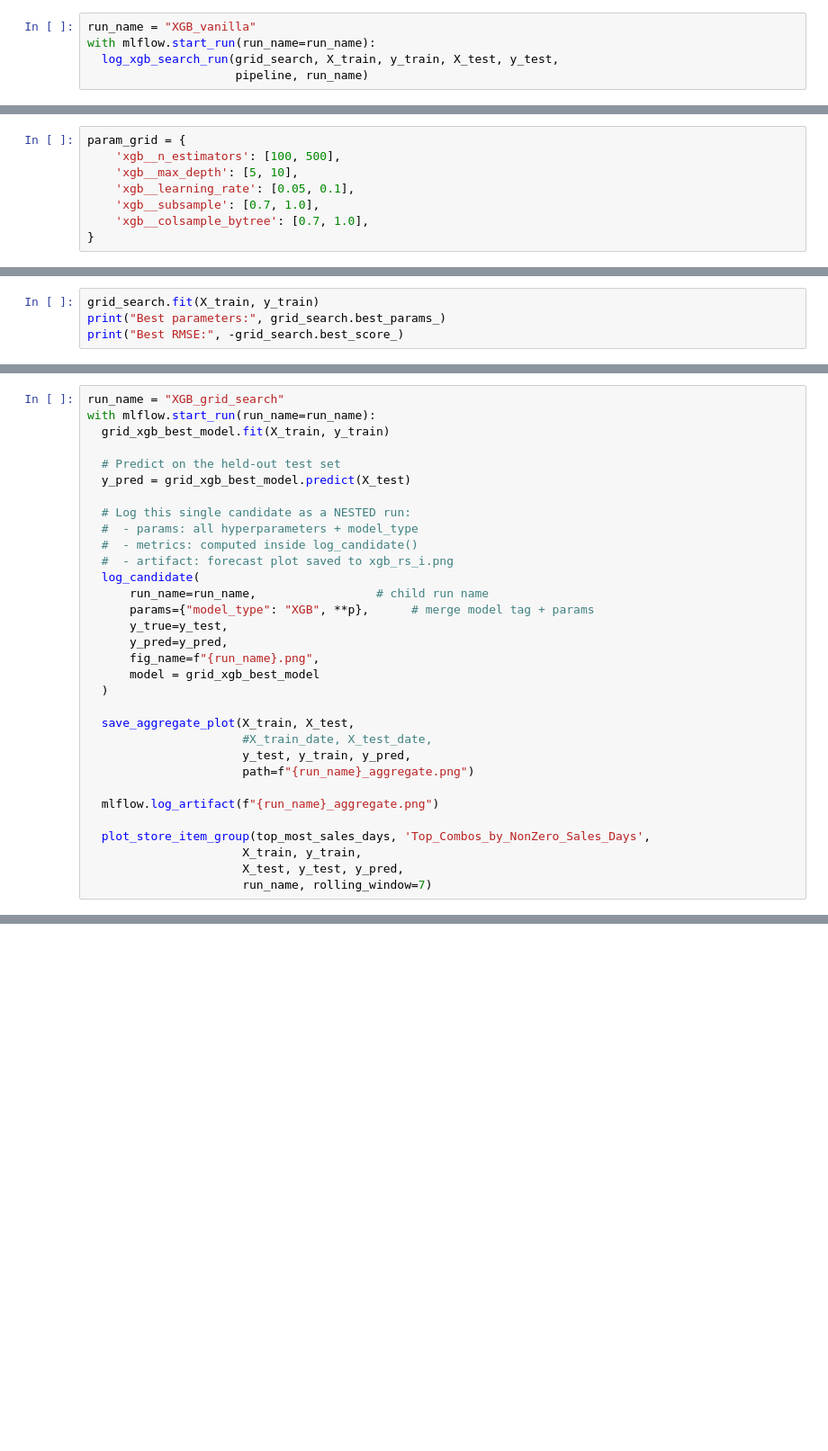
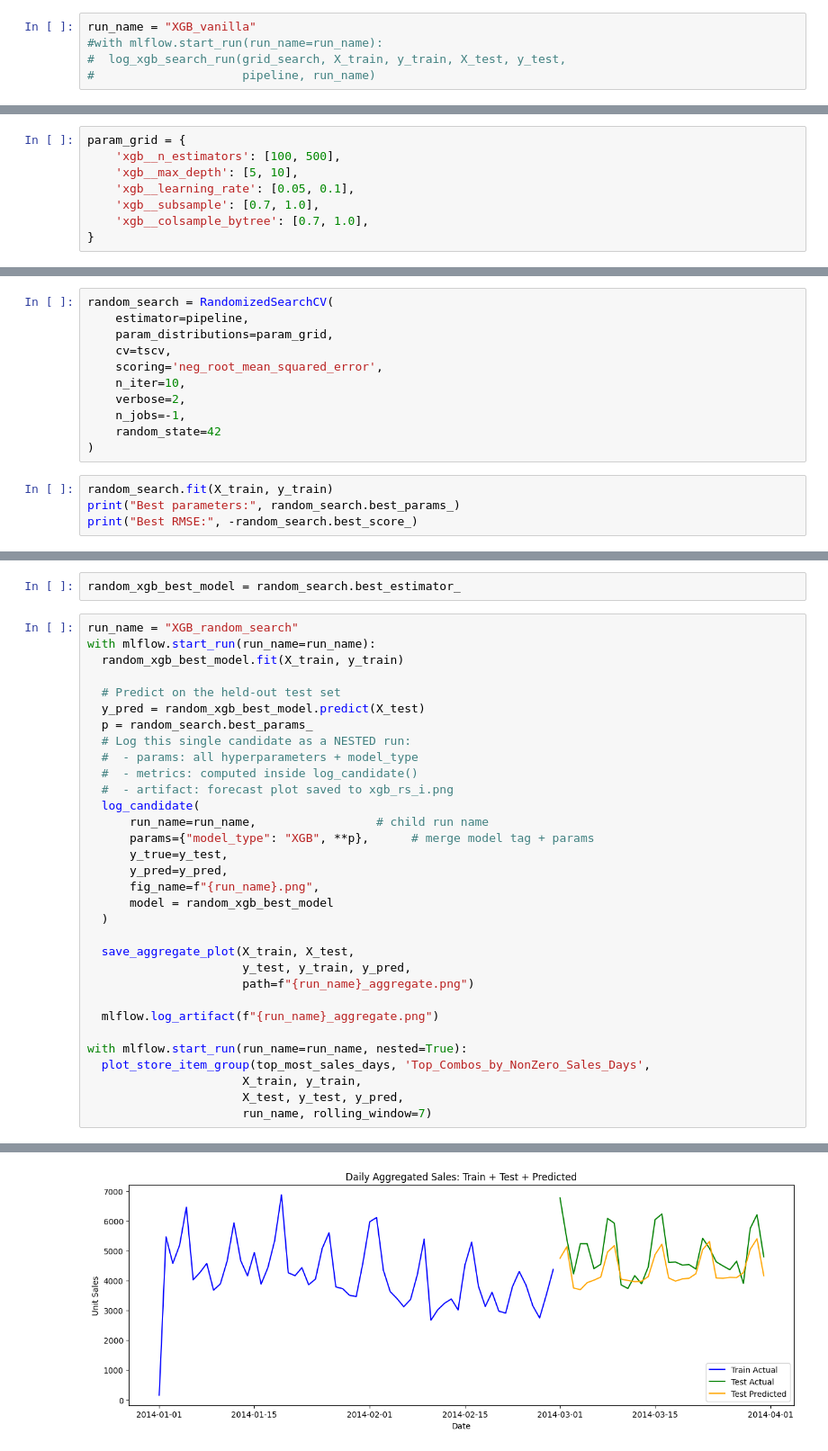
Before and after one commit to JericCantos/RetailDemandAnalysis, a Jupyter notebook: notebooks/Guayas_XGBoost.ipynb, the cells around one changed output, grey strips where cells are left out. Shown at 90% size. Saved outputs shown, nothing was run; the diff lists cells and outputs as text; blank space fills up the shorter version.

Commit message:
Comparative analysis of baseline and tuned XGBoost models

```diff
--- a/notebooks/Guayas_XGBoost.ipynb
+++ b/notebooks/Guayas_XGBoost.ipynb
@@ -725,6 +691,6 @@ GridSearchCV(cv=TimeSeriesSplit(gap=0, max_train_size=None, n_splits=5, test_siz
              verbose=2)
 # %%
 run_name = "XGB_vanilla"
-with mlflow.start_run(run_name=run_name):
-  log_xgb_search_run(grid_search, X_train, y_train, X_test, y_test,
-                     pipeline, run_name)
+#with mlflow.start_run(run_name=run_name):
+#  log_xgb_search_run(grid_search, X_train, y_train, X_test, y_test,
+#                     pipeline, run_name)
@@ -802,5 +779,16 @@ grid_search = GridSearchCV(
+# %%
+random_search = RandomizedSearchCV(
+    estimator=pipeline,
+    param_distributions=param_grid,
+    cv=tscv,
+    scoring='neg_root_mean_squared_error',
+    n_iter=10,
+    verbose=2,
+    n_jobs=-1,
+    random_state=42
+)
 # %%
-grid_search.fit(X_train, y_train)
-print("Best parameters:", grid_search.best_params_)
-print("Best RMSE:", -grid_search.best_score_)
+random_search.fit(X_train, y_train)
+print("Best parameters:", random_search.best_params_)
+print("Best RMSE:", -random_search.best_score_)
 # %% [output]
@@ -810,11 +798,13 @@ grid_xgb_best_model = grid_search.best_estimator_
+# %%
+random_xgb_best_model = random_search.best_estimator_
 # %%
-run_name = "XGB_grid_search"
+run_name = "XGB_random_search"
 with mlflow.start_run(run_name=run_name):
-  grid_xgb_best_model.fit(X_train, y_train)
+  random_xgb_best_model.fit(X_train, y_train)
 
   # Predict on the held‑out test set
-  y_pred = grid_xgb_best_model.predict(X_test)
-
+  y_pred = random_xgb_best_model.predict(X_test)
+  p = random_search.best_params_
   # Log this single candidate as a NESTED run:
   #  - params: all hyperparameters + model_type
   #  - metrics: computed inside log_candidate()
@@ -825,17 +815,18 @@ with mlflow.start_run(run_name=run_name):
       y_true=y_test,
       y_pred=y_pred,
       fig_name=f"{run_name}.png",
-      model = grid_xgb_best_model
+      model = random_xgb_best_model
   )
 
   save_aggregate_plot(X_train, X_test,
-                      #X_train_date, X_test_date,
                       y_test, y_train, y_pred,
                       path=f"{run_name}_aggregate.png")
 
   mlflow.log_artifact(f"{run_name}_aggregate.png")
 
+with mlflow.start_run(run_name=run_name, nested=True):
   plot_store_item_group(top_most_sales_days, 'Top_Combos_by_NonZero_Sales_Days',
                       X_train, y_train,
                       X_test, y_test, y_pred,
                       run_name, rolling_window=7)
+# %% [output]
@@ -841,0 +841 @@ with mlflow.start_run(run_name=run_name):
+[figure, added]
```
Also changed, not shown: parts of 38 cells of this notebook.
